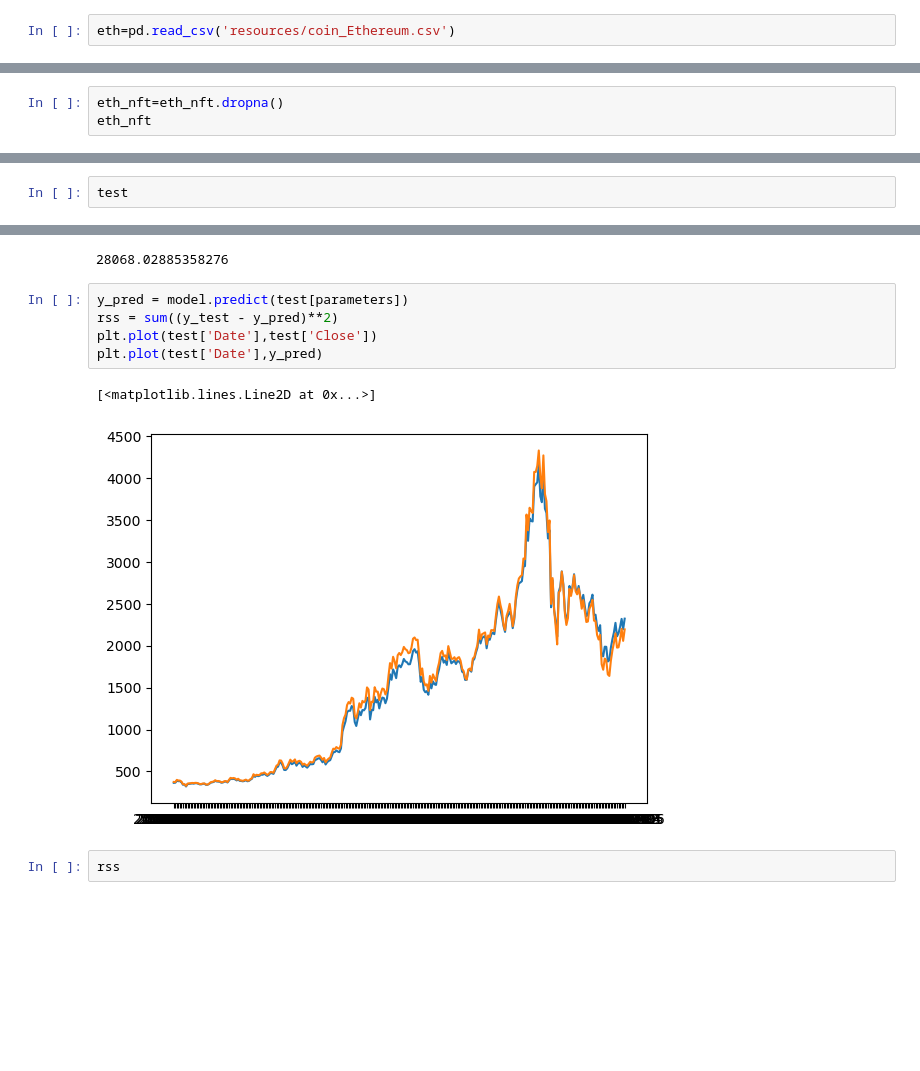
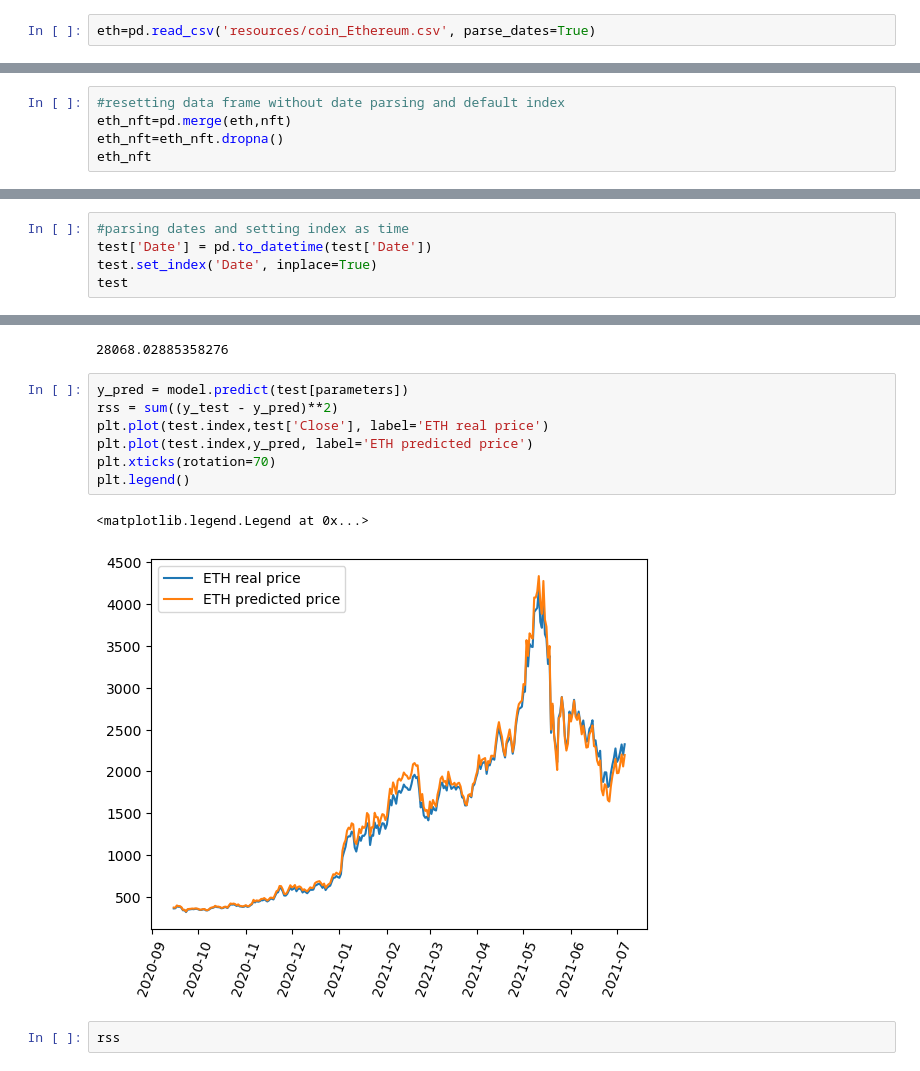
Before and after one commit to nexxusss/cryptocurrency_predict, a Jupyter notebook: nft.ipynb, the cells around one changed output, grey strips where cells are left out. Saved outputs shown, nothing was run; the diff lists cells and outputs as text; blank space fills up the shorter version.

```diff
--- a/nft.ipynb
+++ b/nft.ipynb
@@ -23,7 +23,7 @@ nft
 | 1605 | 2021-11-12 | 1.022836e+10 | 11020587 | NaN | 6607842 | ... |
 1606 rows × 11 columns
 # %%
-eth=pd.read_csv('resources/coin_Ethereum.csv')
+eth=pd.read_csv('resources/coin_Ethereum.csv', parse_dates=True)
 # %%
 eth
 # %% [output]
@@ -191,6 +211,8 @@ parameters=['High','Low','Open','Close','Volume','Marketcap','Sales_USD_cumsum',
 # %%
 parameters.remove('Close')
 # %%
+#resetting data frame without date parsing and default index
+eth_nft=pd.merge(eth,nft)
 eth_nft=eth_nft.dropna()
 eth_nft
 # %% [output]
@@ -213,5 +235,8 @@ y_train=train['Close']
 test=eth_nft.iloc[np.arange(eth_nft['Date'].count()*0.8,eth_nft['Date'].count())]
 y_test=test['Close']
 # %%
+#parsing dates and setting index as time
+test['Date'] = pd.to_datetime(test['Date'])
+test.set_index('Date', inplace=True)
 test
 # %% [output]
@@ -240,11 +271,13 @@ rss
 # %%
 y_pred = model.predict(test[parameters])
 rss = sum((y_test - y_pred)**2)
-plt.plot(test['Date'],test['Close'])
-plt.plot(test['Date'],y_pred)
+plt.plot(test.index,test['Close'], label='ETH real price')
+plt.plot(test.index,y_pred, label='ETH predicted price')
+plt.xticks(rotation=70)
+plt.legend()
 # %% [output]
-[<matplotlib.lines.Line2D at 0x...>]
+<matplotlib.legend.Legend at 0x...>
-[figure, old version]
+[figure, new version]
 # %%
 rss
 # %% [output]
```
Also changed, not shown: parts of 13 cells of this notebook, 1 other file.
